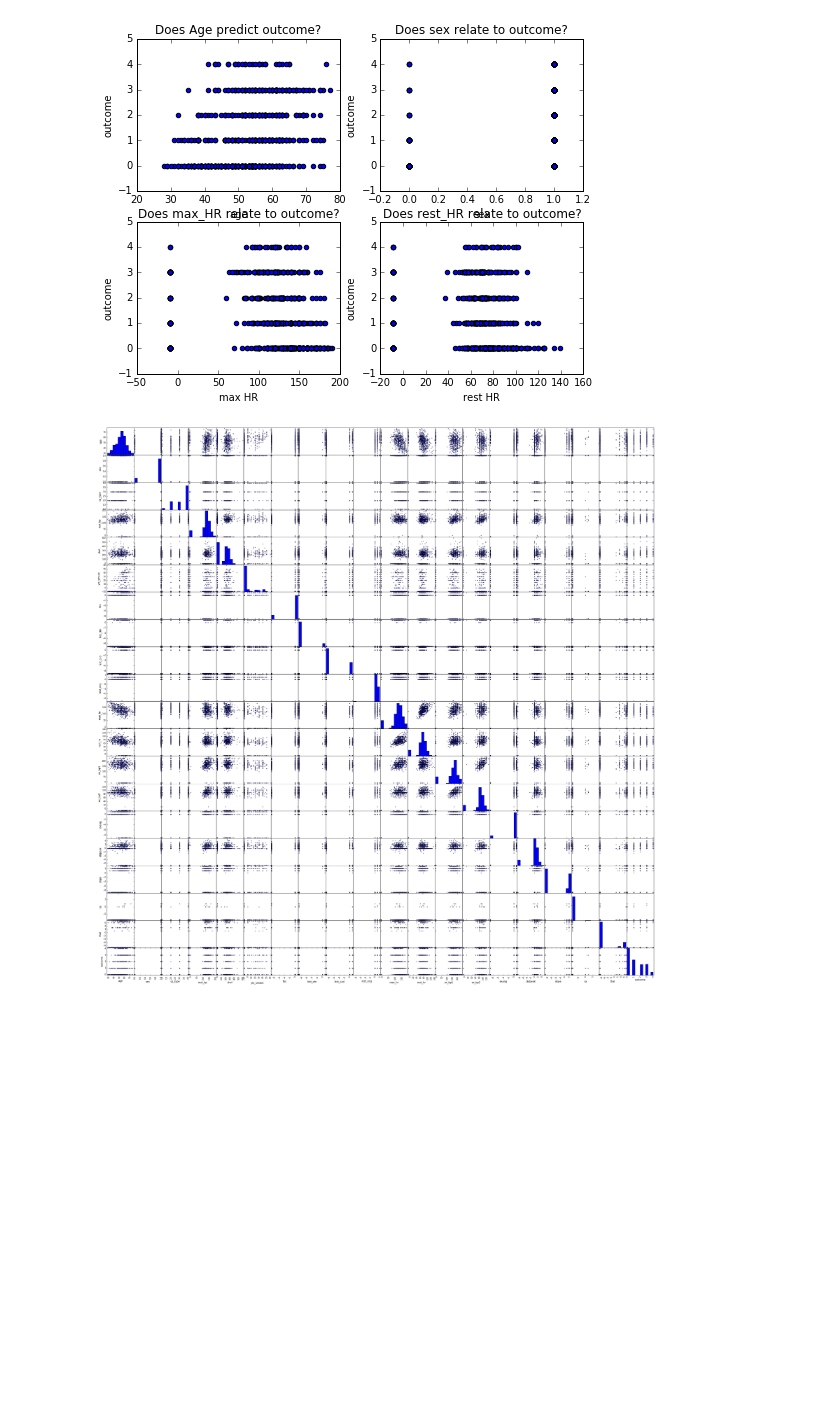
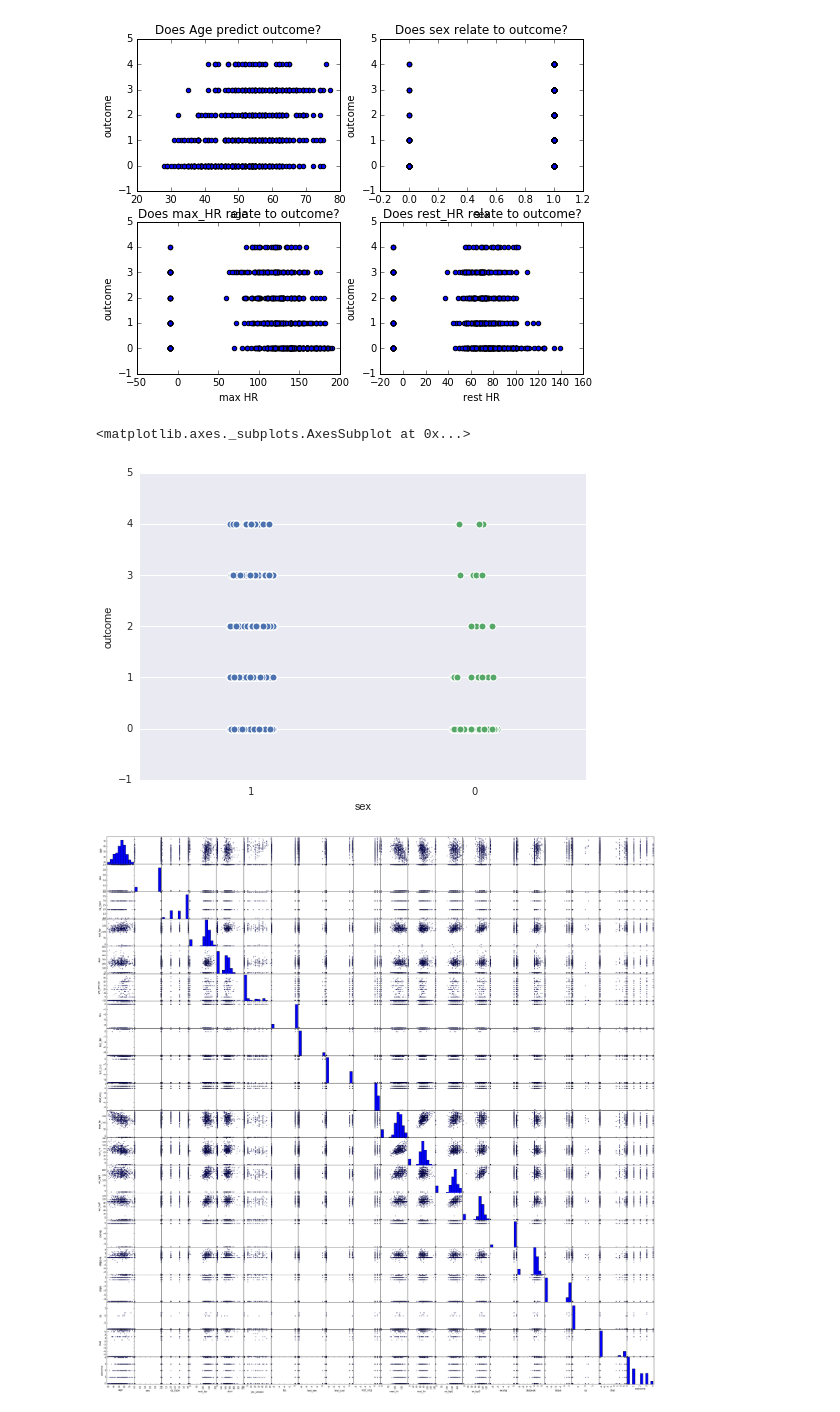
Before and after one commit to sheenstar/Springboard_Intensive, a Jupyter notebook: Capstone_project/HeartDisease_prediction.ipynb, the cells around one changed output. Drawn from its saved outputs; the diff is of its cells as text; code cells hidden in the pictures; blank space fills up the shorter version.

```diff
--- a/Capstone_project/HeartDisease_prediction.ipynb
+++ b/Capstone_project/HeartDisease_prediction.ipynb
@@ -209,6 +219,13 @@ plt.title('Does rest_HR relate to outcome?')
 # %% [output]
 <matplotlib.text.Text at 0x...>
 [figure]
+# %%
+#trying a stripplot for sex - So this shows me that there are more males than females in the higher levels of heart disease
+import seaborn as sns
+sns.stripplot(df.sex,df.outcome,jitter=True)
+# %% [output]
+<matplotlib.axes._subplots.AxesSubplot at 0x...>
+[figure, added]
 # %%
 #Plotting one-by-one seems tedious. Lets try something different - is this overkill though? Do I need to normalize mean
 #and stds for continous variables?
```
Also changed, not shown: parts of 17 cells of this notebook.
